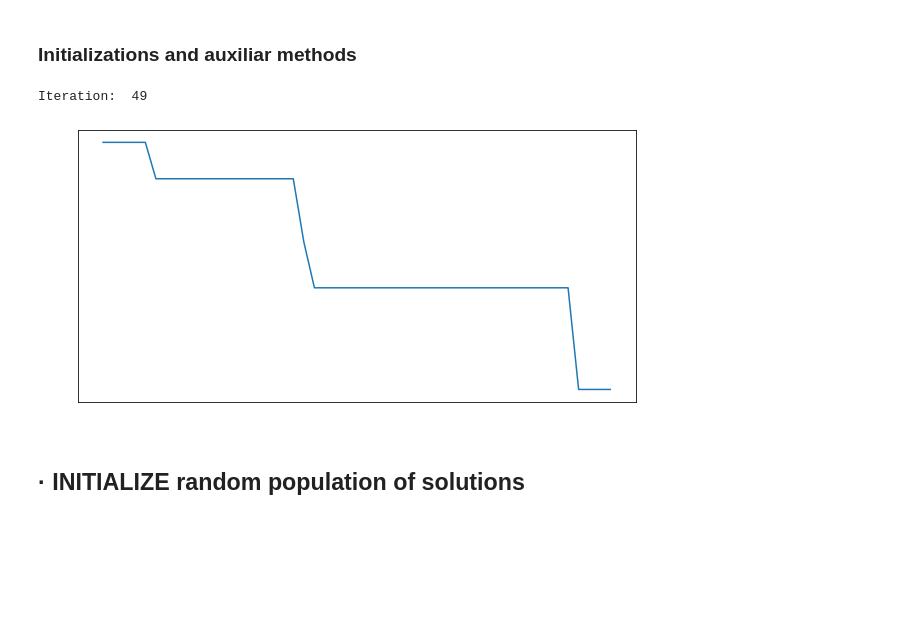
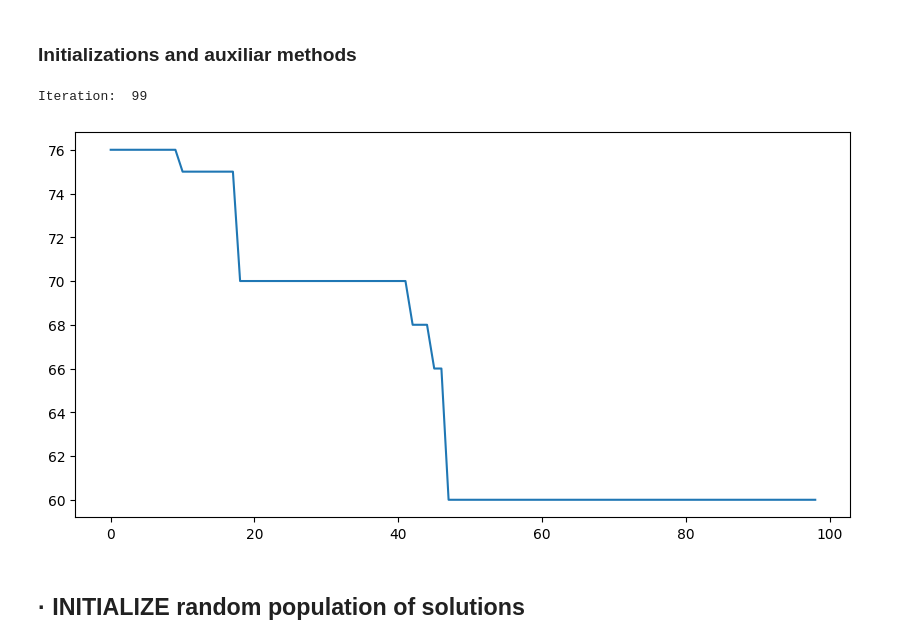
Before and after one commit to pepe-olivert/GA_competition, a Jupyter notebook: genetic_algorithm.ipynb, the cells around one changed output. Saved outputs shown, nothing was run; the diff lists cells and outputs as text; code cells hidden in the pictures; blank space fills up the shorter version.

```diff
--- a/genetic_algorithm.ipynb
+++ b/genetic_algorithm.ipynb
@@ -218,7 +218,7 @@ class GA:
 
         #Ensure the subsections are not empty
         if len(salesman_1) == 0 or len(salesman_2) == 0:
-            return final
+            return self.inverted_transformation(final)
 
         #Choose random subsections within the salesmen
         start_idx_1 = random.randint(0, len(salesman_1) - 1)
@@ -260,8 +260,29 @@ class GA:
         distances = [np.linalg.norm(np.array(individual) - np.array(ind)) for ind in population]
         return float(np.sum(distances) / len(distances))
 
-    def run(self,individuals=300, crossovers= 1, max_iter=100, objective_value=0.1):
+    def linear_ranking_selection(self, fitness, k = 2):
+        # Linear ranking selection
+        # Sort individuals by fitness
+        #print(fitness[1])
+        #sorted_fitness = sorted(fitness, key=lambda x: x[0], reverse=True)
+        #print(sorted_fitness[1])
+        # Calculate selection probability for each individual
+        cummulative = sum(x[0] for x in fitness)
+        selection = []
+        selection_fitness = []
+        while len(selection) < k:
+            i = random.randint(0, len(fitness)-1)
+            f, ind = fitness[i]
+            r = random.random()
+            p = f/cummulative
+            if r < p:
+                selection.append(ind)
+                selection_fitness.append((f, ind))
+        #print(selection)
+        # Select two individuals
+        return selection, selection_fitness
 
+    def run(self,individuals=300, crossovers= 1, max_iter=100, objective_value=0.2, proba_selection = [0.5,0.5]):
         '''Initialize population'''
         n_location,n_vehicles,instance = self.read_problem_instance()
         population = self.create_population(n_location,n_vehicles,individuals)
@@ -287,15 +308,22 @@ class GA:
 
 
             for i in range(crossovers):  #Iterations specified in the configuration (10 by default)
+
                 '''SELECT parent'''
-                parents = self.select_parent(fitness, n = 2)
-                parent1 =  parents[0]
-                parent2 =  parents[1]
+                if random.random() < proba_selection[0]:
+                    parents, _ = self.linear_ranking_selection(fitness, k = 2)
+                    parent1 =  parents[0]
+                    parent2 =  parents[1]
+                else:
+                    parents = self.select_parent(fitness, n = 2)
+                    parent1 =  parents[0]
+                    parent2 =  parents[1]
 
                 '''CROSSOVER'''
                 child1, child2 = self.inspired_crossover_DPX(parent1, parent2)
 
                 '''MUTATION'''
+                #if random.random() < proba_mutation[0]:
                 _child1, n1 = self.extract_chromosome(child1)
                 _child2, n2 = self.extract_chromosome(child2)
 
@@ -305,10 +333,12 @@ class GA:
                 child1 = self.inverted_transformation(_child1)
                 child2 = self.inverted_transformation(_child2)
 
+                #if random.random() < proba_mutation[1]:
                 child1 = self.cross_route_mutation(child1)
                 child2 = self.cross_route_mutation(child2)
 
                 '''EVALUATION'''
+                #print(child1)
                 f1 = self.fitness(child1, instance)
                 f2 = self.fitness(child2, instance)
 
@@ -320,40 +350,54 @@ class GA:
                     self.best_solution = child1
 
                 if self.best_fitness == None or f2 > self.best_fitness:
                     self.best_fitness = f2
                     self.best_solution = child2
 
                 #selected_offspring = random.choice([child1, child2])      #This will continue with the diversity of the population but other methods can be implemented such as: selecting child with best fitness or by alternancy in each iteration.
                 #population, fitness = self.replace_cmin(fitness, selected_offspring)
 
+
                 population, fitness = self.replace_cmin(fitness, child1)
                 population, fitness = self.replace_cmin(fitness, child2)
+
+            if random.random() < proba_selection[1]:
+                population2 = self.create_population(n_location,n_vehicles,individuals)
+                for s in population2:
+                    f = self.fitness(s,instance)
+                    fitness.append((f, s))
+                    population.append(s)
+                    if self.best_fitness == None or f > self.best_fitness:
+                        self.best_fitness = f
+                        self.best_solution = s
+
+                population, fitness = self.linear_ranking_selection(fitness, k = individuals)
+
 
             n_iter += 1
 
         return self.translate_solution(self.best_solution)
 
     def plot_evolution(self):
 
         x = list(range(0,len(self.evolution[1:])))
         y = [1/x for x in self.evolution[1:]]
 
         # plot lines
         fig = plt.figure(figsize=(10,5))
-        ax = fig.add_subplot(111)
-        ax.tick_params(axis='x', colors='white')    #setting up X-axis tick color to red
-        ax.tick_params(axis='y', colors='white')  #setting up Y-axis tick color to black
+        #ax = fig.add_subplot(111)
+        #ax.tick_params(axis='x', colors='white')    #setting up X-axis tick color to red
+        #ax.tick_params(axis='y', colors='white')  #setting up Y-axis tick color to black
 
         plt.plot(x, y)
         plt.show()
 
 if __name__ == '__main__':
-    a = GA(0,'instance08.txt')
-    a.run(max_iter=50)
+    a = GA(0,'instance1.txt')
+    a.run(max_iter=100)
     a.plot_evolution()
 # %% [output]
-Iteration:  49
+Iteration:  99
-[figure, old version]
+[figure, new version]
 # %% [markdown]
 ## · INITIALIZE random population of solutions
 # %% [markdown]
```
Also changed, not shown: parts of 2 cells of this notebook.
